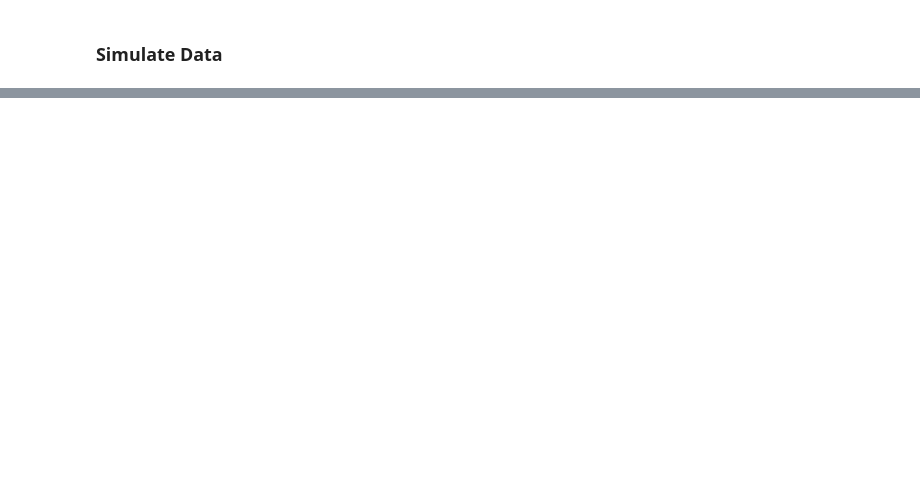
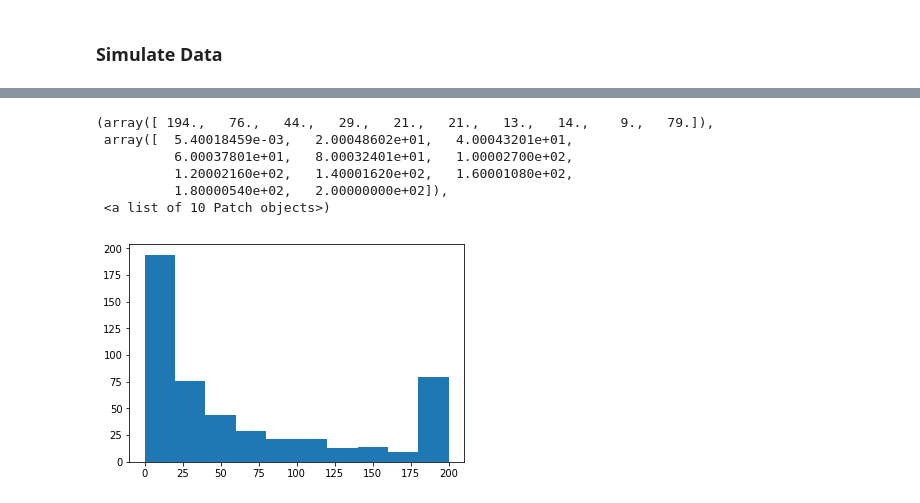
Before and after one commit to schluedj/bayleaf, a Jupyter notebook: Tests.ipynb, the cells around one changed output, grey strips where cells are left out. Drawn from its saved outputs; the diff is of its cells as text; code cells hidden in the pictures; blank space fills up the shorter version.

```diff
--- a/Tests.ipynb
+++ b/Tests.ipynb
@@ -13,0 +24,10 @@ df_sim.head()
+# %%
+plt.hist(df_sim.time.values)
+# %% [output]
+(array([ 194.,   76.,   44.,   29.,   21.,   21.,   13.,   14.,    9.,   79.]),
+ array([  5.40018459e-03,   2.00048602e+01,   4.00043201e+01,
+          6.00037801e+01,   8.00032401e+01,   1.00002700e+02,
+          1.20002160e+02,   1.40001620e+02,   1.60001080e+02,
+          1.80000540e+02,   2.00000000e+02]),
+ <a list of 10 Patch objects>)
+[figure, added]
```
Also changed, not shown: parts of 7 cells of this notebook.
